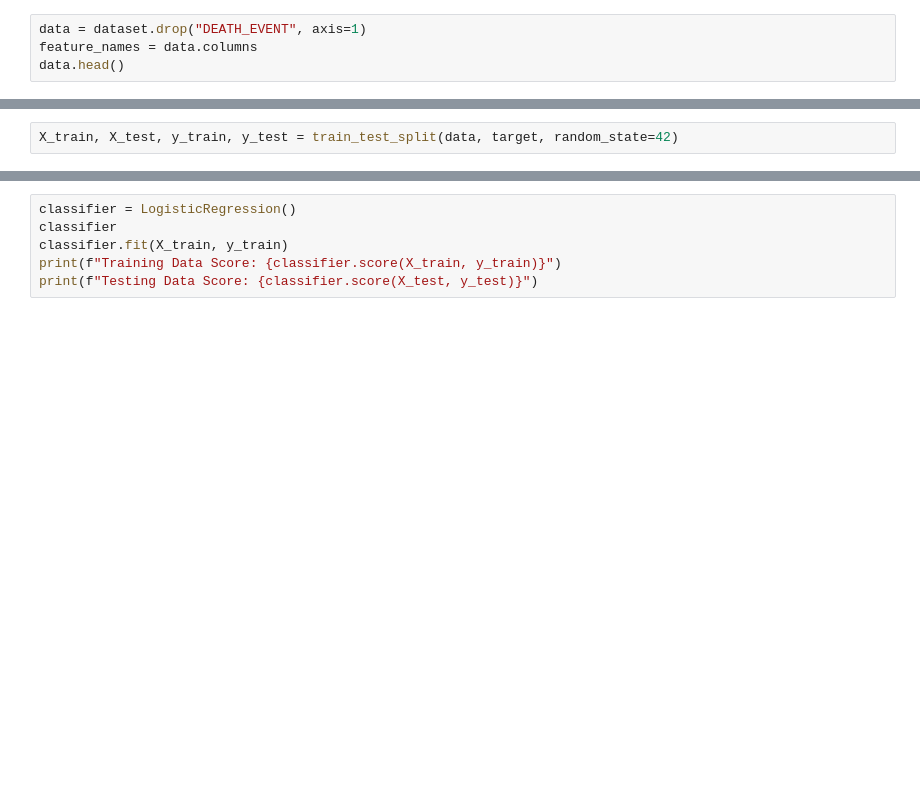
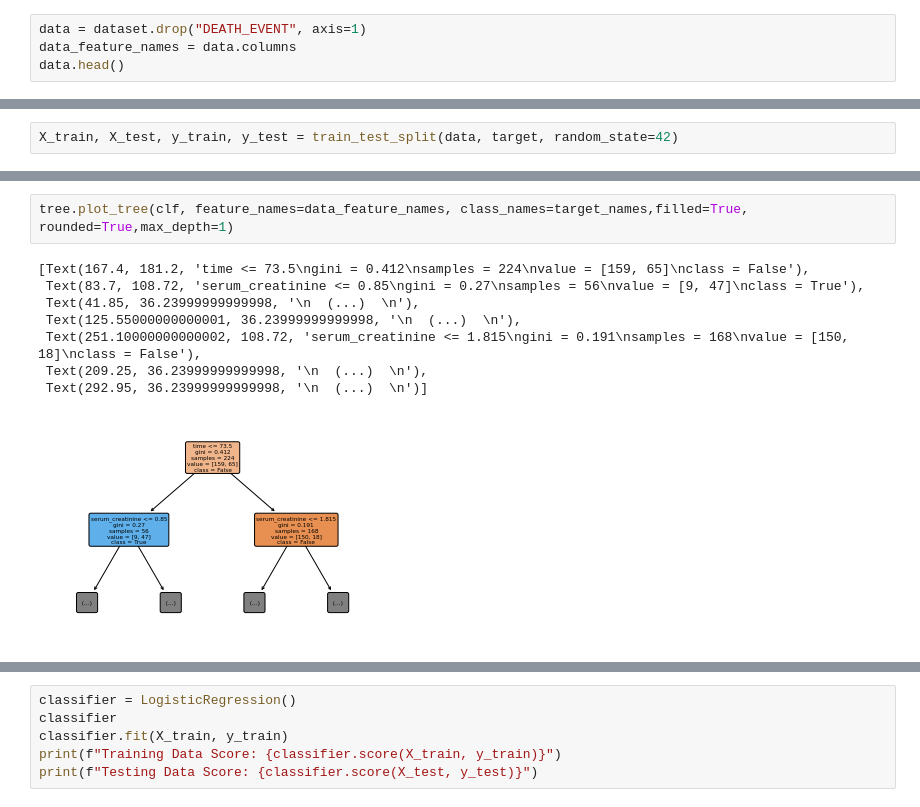
Before and after one commit to ewatxc82/Erik-Ashwini-Neal-Final-Project, a Jupyter notebook: modeling/heart_failure_models.ipynb, the cells around one changed output, grey strips where cells are left out. Saved outputs shown, nothing was run; the diff lists cells and outputs as text; blank space fills up the shorter version.

```diff
--- a/modeling/heart_failure_models.ipynb
+++ b/modeling/heart_failure_models.ipynb
@@ -24,7 +26,7 @@ target = dataset["DEATH_EVENT"]
 target_names = ["False", "True"]
 # %%
 data = dataset.drop("DEATH_EVENT", axis=1)
-feature_names = data.columns
+data_feature_names = data.columns
 data.head()
 # %% [output]
 |  | age | anaemia | creatinine_phosphokinase | diabetes | ejection_fraction | high_blood_pressure | platelets | ... |
@@ -44,3 +46,14 @@ clf.score(X_test, y_test)
+# %%
+tree.plot_tree(clf, feature_names=data_feature_names, class_names=target_names,filled=True, rounded=True,max_depth=1)
+# %% [output]
+[Text(167.4, 181.2, 'time <= 73.5\ngini = 0.412\nsamples = 224\nvalue = [159, 65]\nclass = False'),
+ Text(83.7, 108.72, 'serum_creatinine <= 0.85\ngini = 0.27\nsamples = 56\nvalue = [9, 47]\nclass = True'),
+ Text(41.85, 36.23999999999998, '\n  (...)  \n'),
+ Text(125.55000000000001, 36.23999999999998, '\n  (...)  \n'),
+ Text(251.10000000000002, 108.72, 'serum_creatinine <= 1.815\ngini = 0.191\nsamples = 168\nvalue = [150, 18]\nclass = False'),
+ Text(209.25, 36.23999999999998, '\n  (...)  \n'),
+ Text(292.95, 36.23999999999998, '\n  (...)  \n')]
+[figure, added]
 # %%
 rf = RandomForestClassifier(n_estimators=200)
 rf = rf.fit(X_train, y_train)
```
Also changed, not shown: parts of 16 cells of this notebook.
